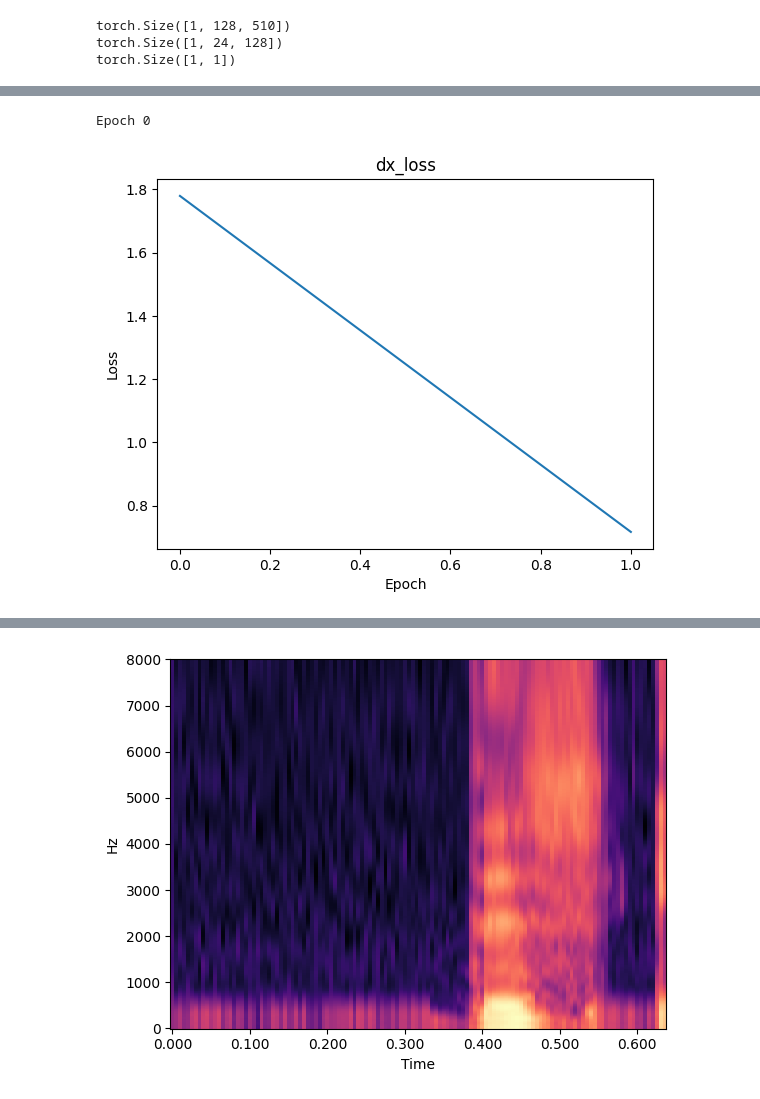
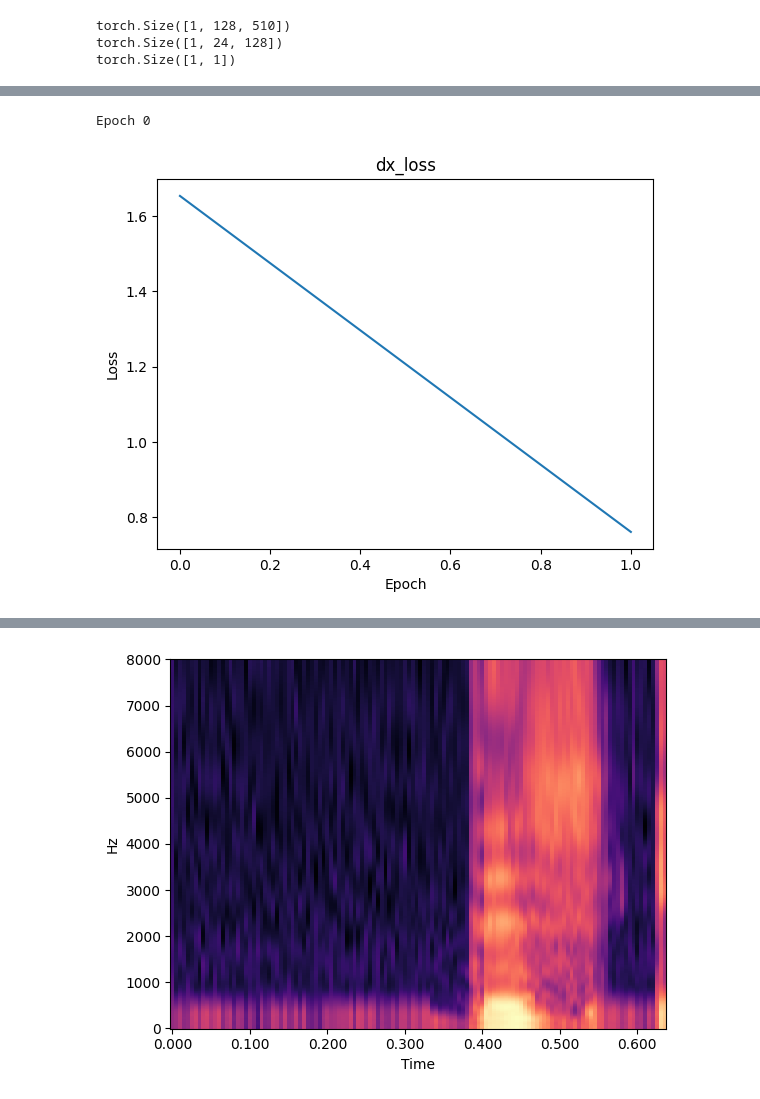
Before and after one commit to maratsubkhankulov/cyclegan-vc, a Jupyter notebook: src/notebook.ipynb, the cells around one changed output, grey strips where cells are left out. Saved outputs shown, nothing was run; the diff lists cells and outputs as text; code cells hidden in the pictures.

Commit message:
Update test, make notebook run - noticing more artifacts on output spectrogram

```diff
--- a/src/notebook.ipynb
+++ b/src/notebook.ipynb
@@ -283,7 +282,7 @@ def training_iteration(features,
     # Discriminator should learn to classify real and fake features
     # correctly. Thus we give it a set for real features with real labels
     # and a set of fake features with fake labels.
-    outputs = D.forward(features.transpose(1, 2))
+    outputs = D.forward(features.unsqueeze(0))
     d_loss_real = criterion(outputs, real_labels)
     real_score = outputs
 
@@ -291,7 +290,7 @@ def training_iteration(features,
     # from IPython.core.debugger import Tracer; Tracer()()
     z = torch.randn(features.shape).to(device)
     fake_features = G.forward(z)
-    outputs = D.forward(fake_features.transpose(1, 2))
+    outputs = D.forward(fake_features.unsqueeze(0))
     d_loss_fake = criterion(outputs, fake_labels)
     fake_score = outputs
 
@@ -354,41 +353,41 @@ optimizer_Dy=torch.optim.Adam(cycleGAN.Dy.parameters(), lr=0.0002)
 optimizer_Gx_y=torch.optim.Adam(cycleGAN.Gx_y.parameters(), lr=0.0002)
 optimizer_Gy_x=torch.optim.Adam(cycleGAN.Gy_x.parameters(), lr=0.0002)
 criterion=torch.nn.BCELoss()
-features = torch.randn(1, 24, 1, 128).to(device)
+features = torch.randn(1, 24, 128).to(device)
 
 def train(num_epochs):
   epochs = []
   losses = []
 
   for epoch in range(num_epochs):
     if epoch % 10 == 0:
       print(f'Epoch {epoch}')
     loss = training_iteration(
       features=features,
       optimizer_Dx=optimizer_Dx,
       optimizer_Dy=optimizer_Dy,
       optimizer_Gx_y=optimizer_Gx_y,
       optimizer_Gy_x=optimizer_Gy_x,
       criterion=criterion,
       Gx_y=cycleGAN.Gx_y,
       Gy_x=cycleGAN.Gy_x,
       Dx=cycleGAN.Dx,
       Dy=cycleGAN.Dy,
     )
     epochs.append(epoch)
     losses.append(loss[0].item())
 
   import matplotlib.pyplot as plt
   plt.plot(epochs, losses)
   plt.xlabel('Epoch')
   plt.ylabel('Loss')
   plt.title('dx_loss')
   plt.show()
 
 train(num_epochs = 2)
 # %% [output]
 Epoch 0
-[figure, old version]
+[figure, new version]
 # %%
 import numpy as np
 from dataloader import AudioDataset
```
Also changed, not shown: parts of 3 cells of this notebook, 2 other files.
